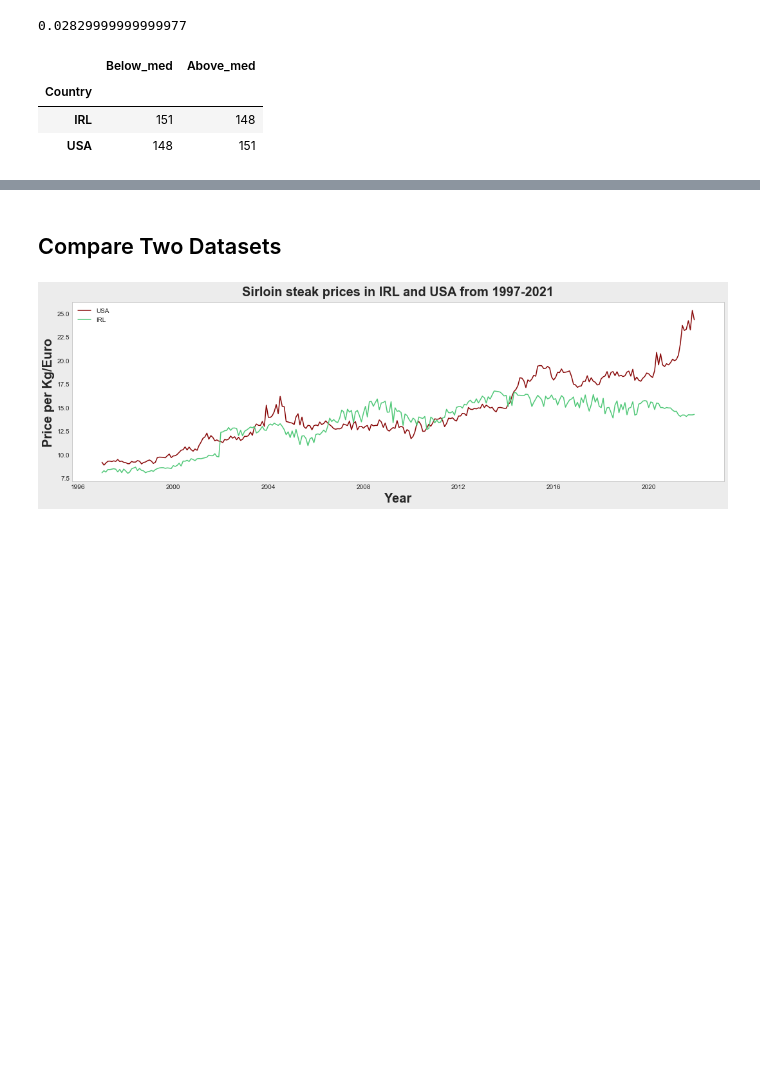
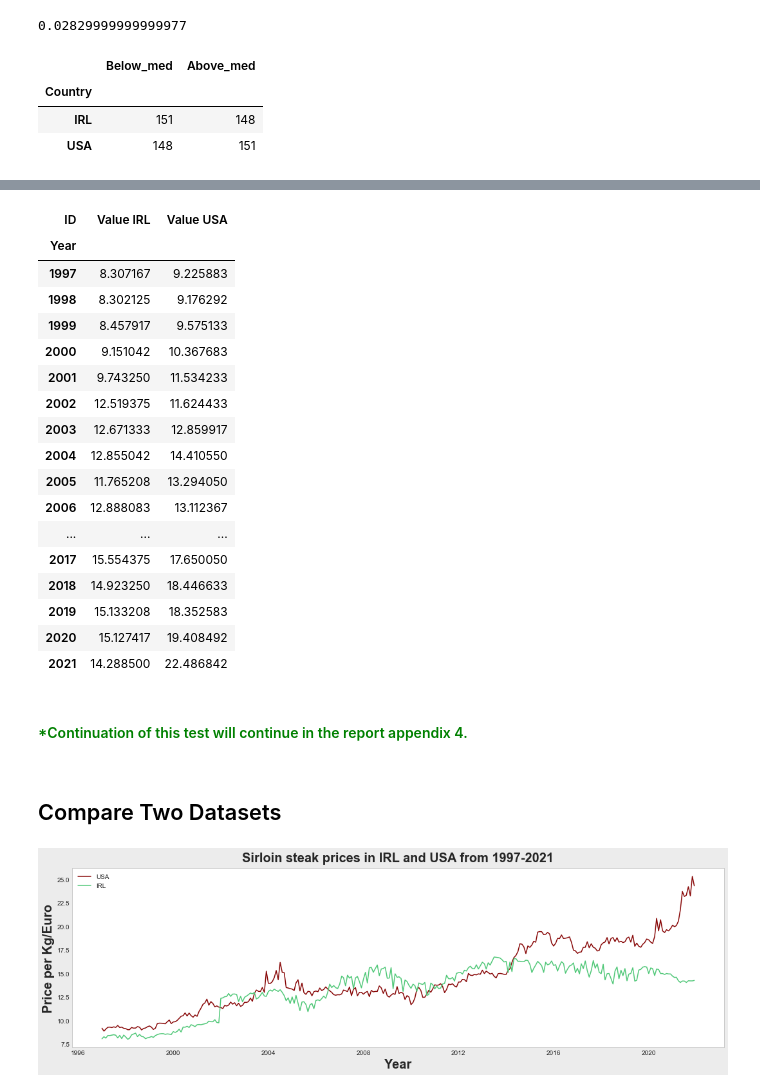
Before and after one commit to ZdenkoCCT/CA2Git, a Jupyter notebook: Cleaned data-Statistics.ipynb, the cells around one changed output, grey strips where cells are left out. Drawn from its saved outputs; the diff is of its cells as text; code cells hidden in the pictures; blank space fills up the shorter version.

```diff
--- a/Cleaned data-Statistics.ipynb
+++ b/Cleaned data-Statistics.ipynb
@@ -666,0 +762,9 @@ df_diff.groupby('Country')['difference'].apply(lambda x : pd.Series(x>overall_me
+# %%
+#prepare dataset for manual calculation of sperman's r test
+
+df_irl_year.rename(columns = {'Sirloin steak per kg.':'Value IRL'}, inplace = True)
+df_irl_year.drop(columns=['Month', 'Country'], inplace = True)
+df_usa_year.rename(columns = {'Sirloin steak per kg.':'Value USA'}, inplace = True)
+df_usa_year.drop(columns=['Month', 'Country'], inplace = True)
+df_year = pd.merge(df_irl_year, df_usa_year,on='Year', how='inner')
+df_year.head()
@@ -667,3 +779,26 @@ df_diff.groupby('Country')['difference'].apply(lambda x : pd.Series(x>overall_me
+# %%
+df_year
+# %% [output]
+| ID | Value IRL | Value USA |
+| Year |  |  |
+| 1997 | 8.307167 | 9.225883 |
+| 1998 | 8.302125 | 9.176292 |
+| 1999 | 8.457917 | 9.575133 |
+| 2000 | 9.151042 | 10.367683 |
+| 2001 | 9.743250 | 11.534233 |
+| 2002 | 12.519375 | 11.624433 |
+| 2003 | 12.671333 | 12.859917 |
+| 2004 | 12.855042 | 14.410550 |
+| 2005 | 11.765208 | 13.294050 |
+| 2006 | 12.888083 | 13.112367 |
+| ... | ... | ... |
+| 2017 | 15.554375 | 17.650050 |
+| 2018 | 14.923250 | 18.446633 |
+| 2019 | 15.133208 | 18.352583 |
+| 2020 | 15.127417 | 19.408492 |
+| 2021 | 14.288500 | 22.486842 |
+# %% [markdown]
+#### <p style="color:green;"> *Continuation of this test will continue in the report appendix 4.
 # %% [markdown]
 ## Compare Two Datasets
 # %%
```
Also changed, not shown: parts of 29 cells of this notebook, 1 other file.
